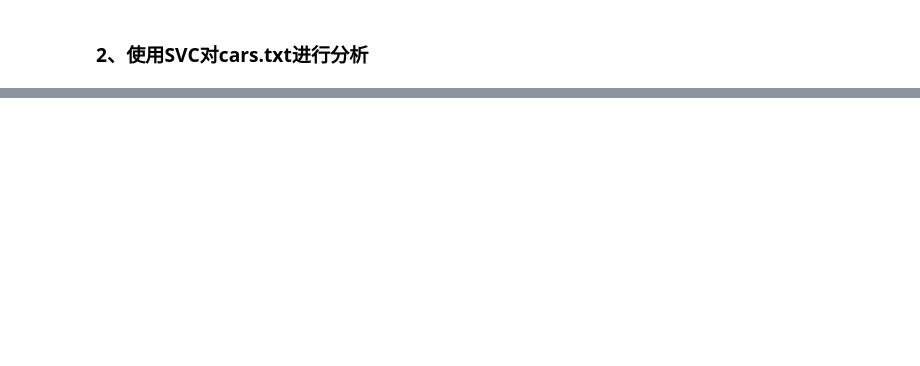
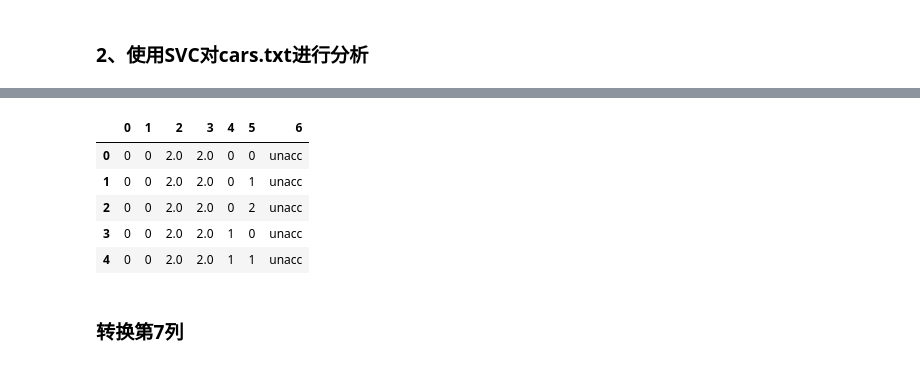
Before and after one commit to nanfengpo/SVM_python, a Jupyter notebook: get_started/SVM.ipynb, the cells around one changed output, grey strips where cells are left out. Drawn from its saved outputs; the diff is of its cells as text; code cells hidden in the pictures; blank space fills up the shorter version.

```diff
--- a/get_started/SVM.ipynb
+++ b/get_started/SVM.ipynb
@@ -319,0 +419,16 @@ Number of support vectors:  78
+# %%
+str5 = data[5].unique()
+def transform4(s):
+    return np.argwhere(str5==s)[0,0]
+# %%
+data[5] = data[5].map(transform4)
+data.head()
+# %% [output]
+|  | 0 | 1 | 2 | 3 | 4 | 5 | 6 |
+| 0 | 0 | 0 | 2.0 | 2.0 | 0 | 0 | unacc |
+| 1 | 0 | 0 | 2.0 | 2.0 | 0 | 1 | unacc |
+| 2 | 0 | 0 | 2.0 | 2.0 | 0 | 2 | unacc |
+| 3 | 0 | 0 | 2.0 | 2.0 | 1 | 0 | unacc |
+| 4 | 0 | 0 | 2.0 | 2.0 | 1 | 1 | unacc |
+# %% [markdown]
+### 转换第7列
```
Also changed, not shown: parts of 27 cells of this notebook.
